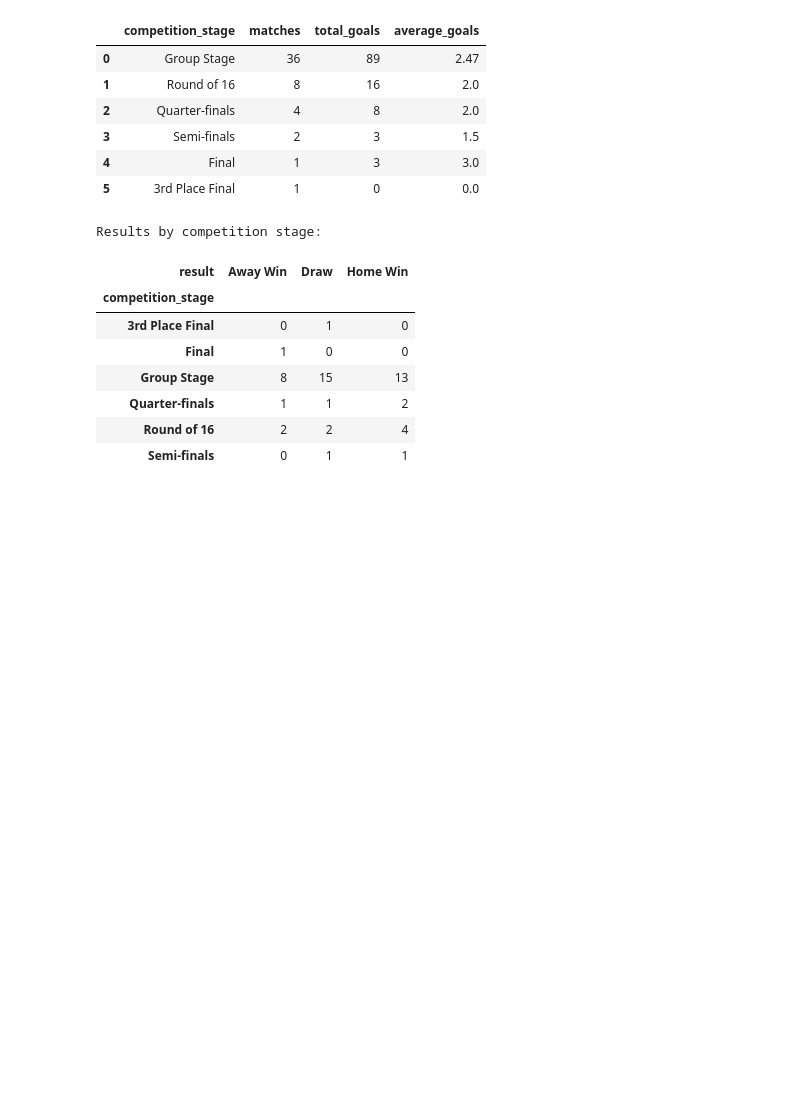
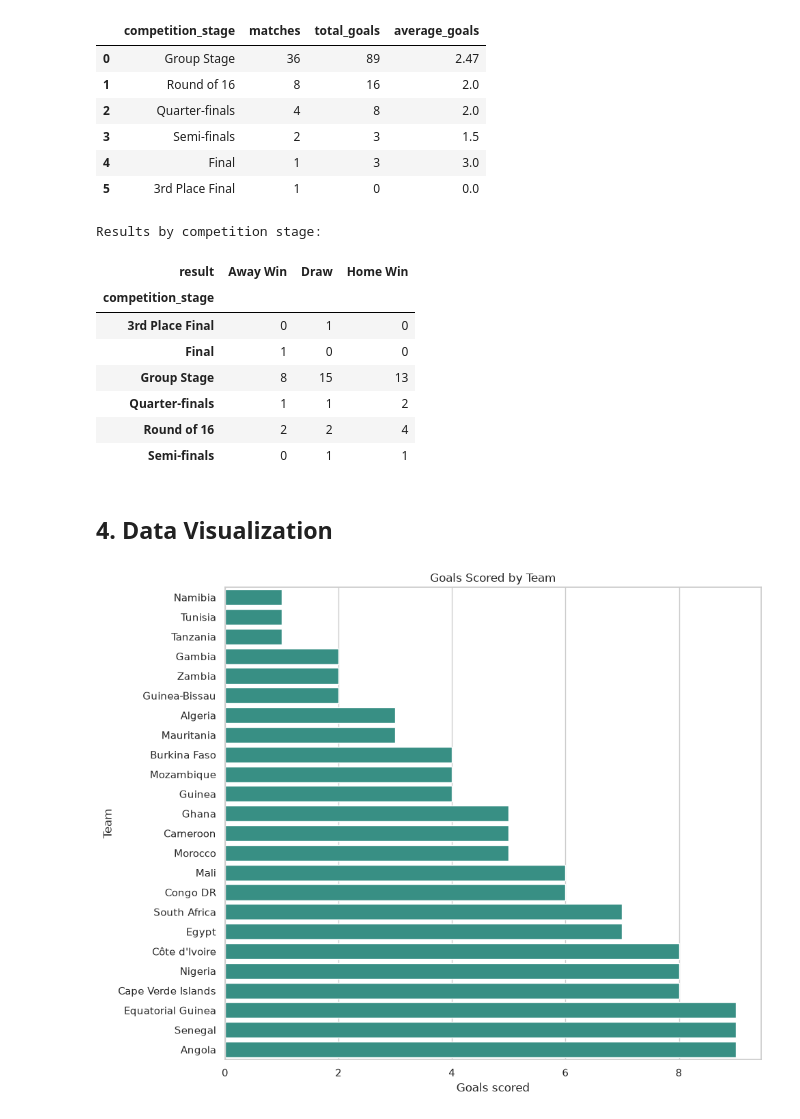
Before and after one commit to Kiletta/Football_Data_Analysis_HQ, a Jupyter notebook: AnalysisHq..ipynb, the cells around one changed output. Cells and saved outputs as stored; diff of their text form; code cells hidden in the pictures; blank space fills up the shorter version.

```diff
--- a/AnalysisHq..ipynb
+++ b/AnalysisHq..ipynb
@@ -411,3 +411,24 @@ Results by competition stage:
 | Quarter-finals | 1 | 1 | 2 |
 | Round of 16 | 2 | 2 | 4 |
 | Semi-finals | 0 | 1 | 1 |
+# %% [markdown]
+## **4. Data Visualization**
+# %%
+# Import visualization libraries and set a consistent chart style
+import matplotlib.pyplot as plt
+import seaborn as sns
+
+sns.set_theme(style='whitegrid')
+# %%
+# Compare goals scored by each team
+team_goals = team_summary.sort_values('goals_for', ascending=True)
+
+plt.figure(figsize=(10, 8))
+sns.barplot(data=team_goals, x='goals_for', y='team', color='#2a9d8f')
+plt.title('Goals Scored by Team')
+plt.xlabel('Goals scored')
+plt.ylabel('Team')
+plt.tight_layout()
+plt.show()
+# %% [output]
+[figure, added]
```
Also changed, not shown: parts of 4 cells of this notebook.
